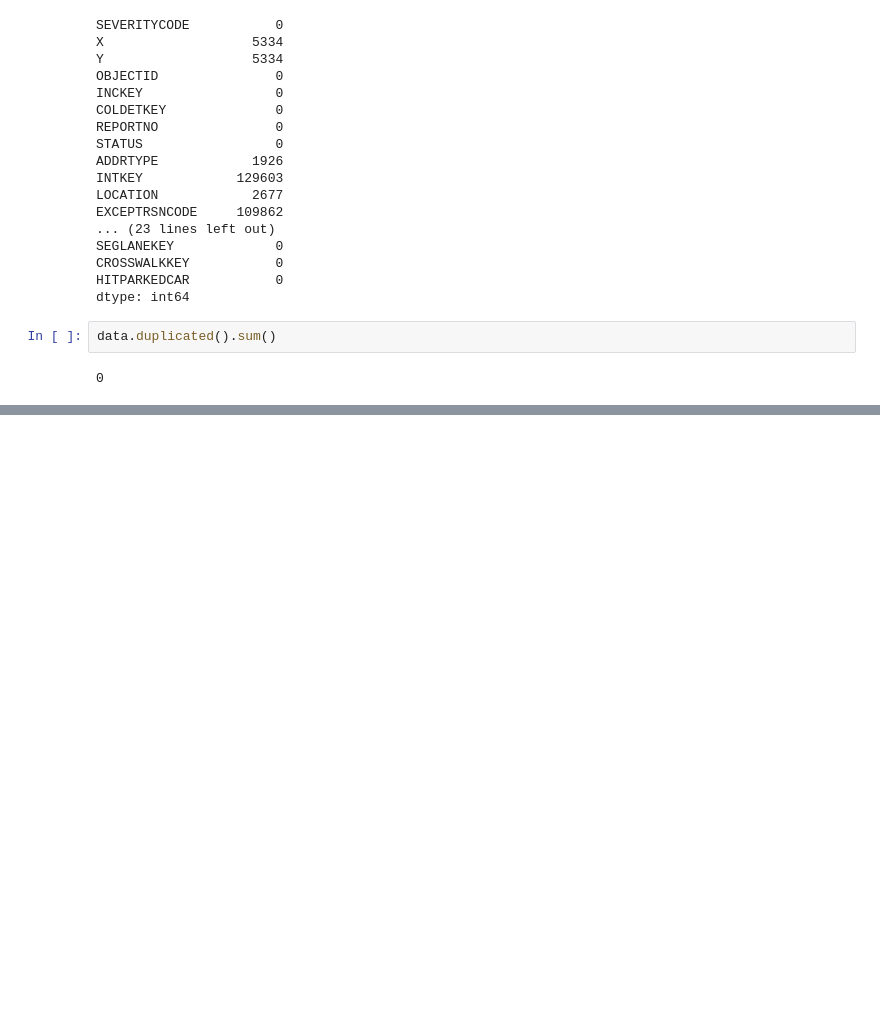
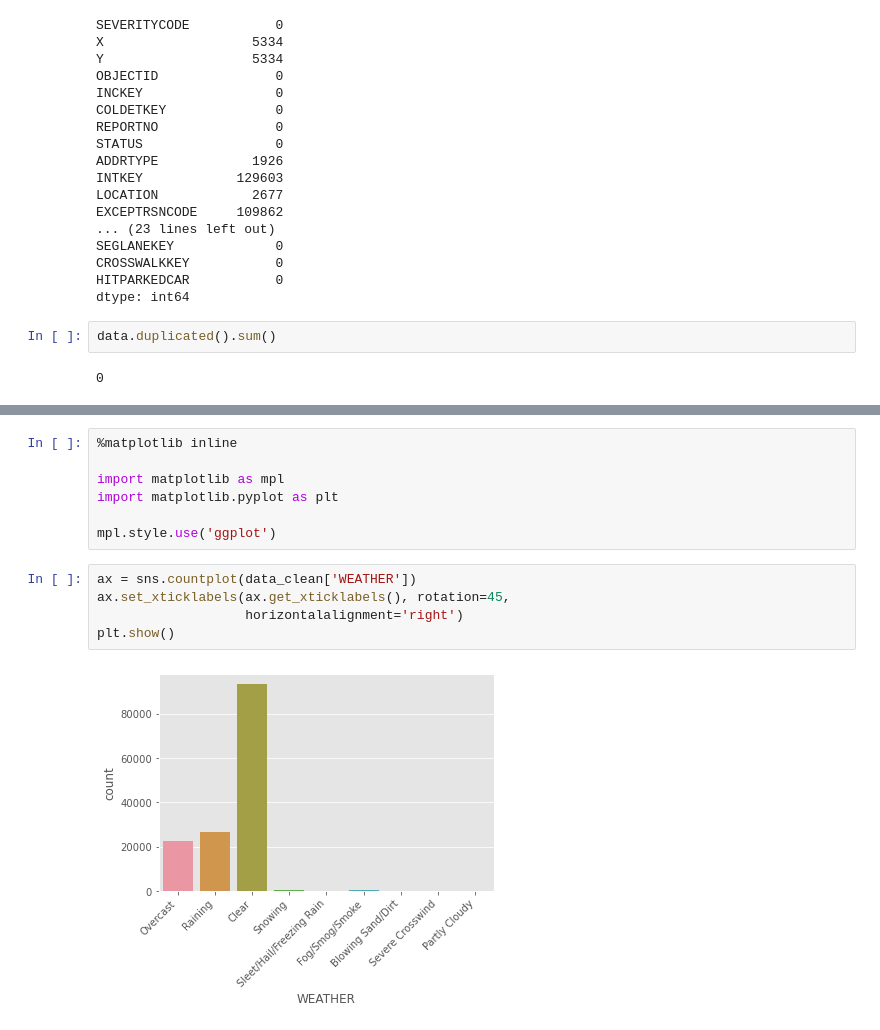
Before and after one commit to BryanBai901/Coursera_Capstone, a Jupyter notebook: Capstone_Main_code.ipynb, the cells around one changed output, grey strips where cells are left out. Saved outputs shown, nothing was run; the diff lists cells and outputs as text; blank space fills up the shorter version.

```diff
--- a/Capstone_Main_code.ipynb
+++ b/Capstone_Main_code.ipynb
@@ -112,0 +211,14 @@ data_clean =
+# %%
+%matplotlib inline
+
+import matplotlib as mpl
+import matplotlib.pyplot as plt
+
+mpl.style.use('ggplot')
+# %%
+ax = sns.countplot(data_clean['WEATHER'])
+ax.set_xticklabels(ax.get_xticklabels(), rotation=45,
+                   horizontalalignment='right')
+plt.show()
+# %% [output]
+[figure, added]
```
Also changed, not shown: parts of 28 cells of this notebook.
